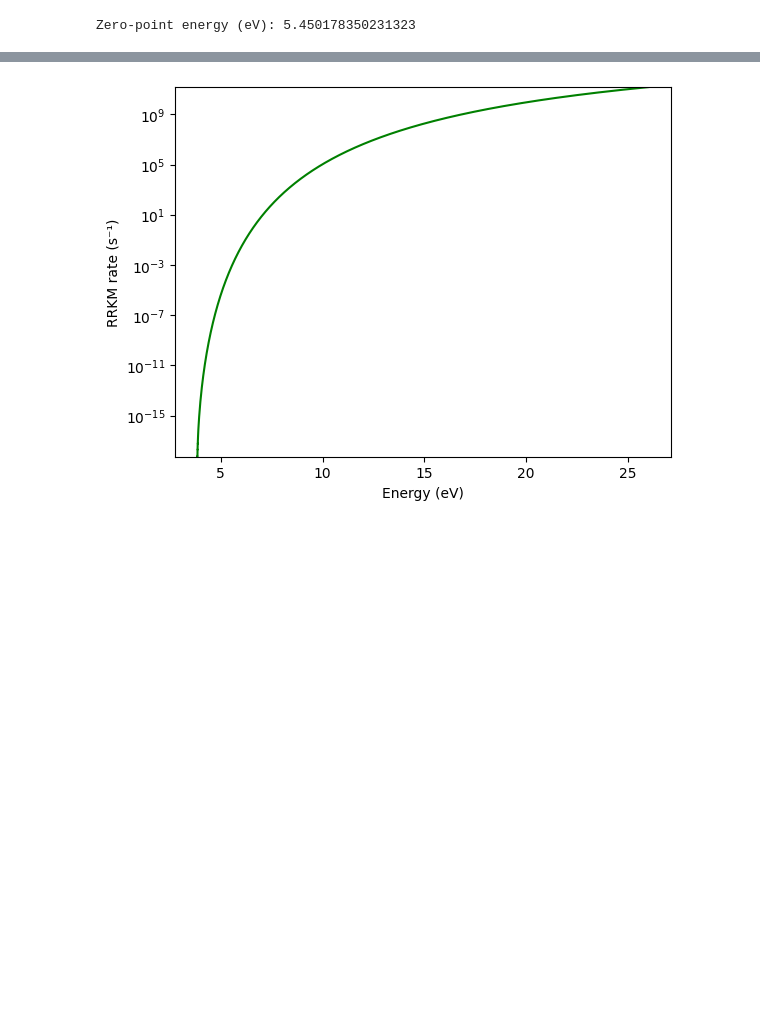
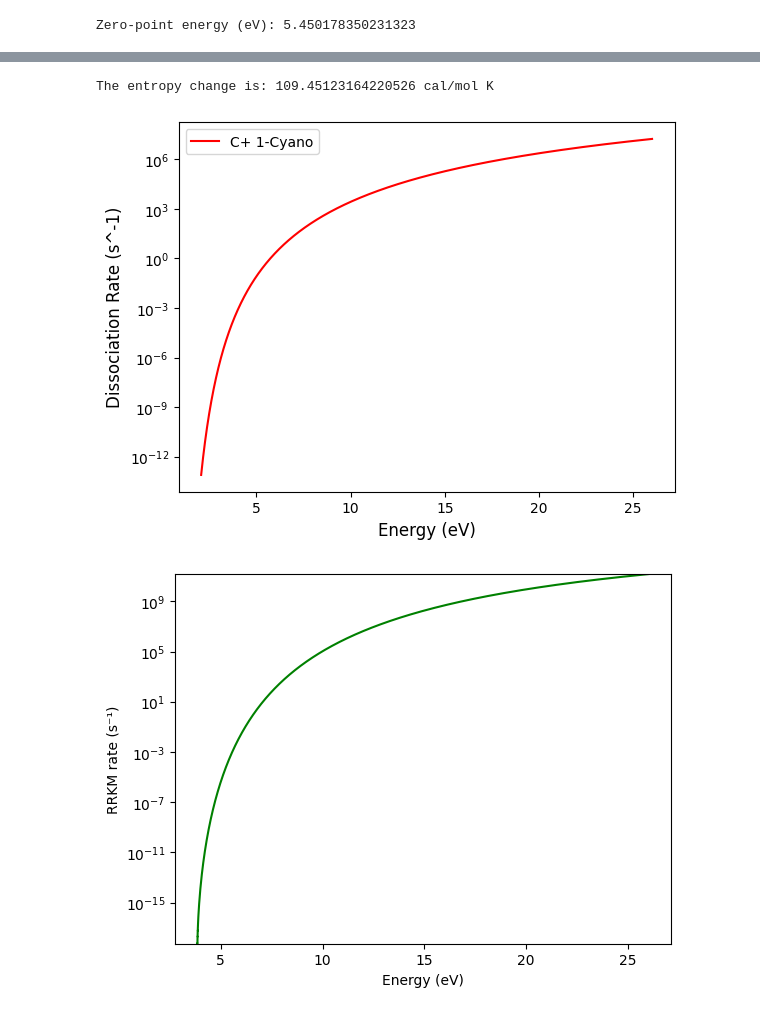
Before and after one commit to mustafa9812/Project-Cynap, a Jupyter notebook: scripts/calculations_cpy.ipynb, the cells around one changed output, grey strips where cells are left out. Drawn from its saved outputs; the diff is of its cells as text; code cells hidden in the pictures; blank space fills up the shorter version.

Commit message:
Finalising 2-cyanopyrene calculations, inlcuding effective temperature dissociation rate

```diff
--- a/scripts/calculations_cpy.ipynb
+++ b/scripts/calculations_cpy.ipynb
@@ -27,3 +76,60 @@ Zero-point energy (eV): 5.450178350231323
+# %%
+# CONSTANTS & PARAMETERS
+Nc = 17
+h_eV = 4.135667696e-15 # Planck's constant in eV/Hz
+k_B = 1.380649e-23 # Boltzmann's constant in J/K
+R_gas = 8.31446261815324 # Ideal gas constant in J/(mol*K)
+Na = 6.02214076e23 # Avogadro's number in mol^-1
+T_eval = 1000 # Temperature in K, evaluation of the partition function at 1000 K is done to see how many vibrational states are accessible at this temperature.
+max_photon_frequency = 6286772e9
+min_photon_frequency = 5.0e14
+C_bond_energy = 3.16 # The dissocation/activation energy of the HCN bond of cation 1-cyanonaphthalene in eV, given in the paper by H. Stockett et al. (2023) DOI: 10.1038/s41557-023-01283-0.
+
+# LISTS
+k_diss_C_list = []
+NC_energies_list = []
+frequency_list = np.logspace(np.log10(min_photon_frequency),np.log10(max_photon_frequency),num=10000) # Arrays of frequencies in Hz,adjust num for resolution
+
+# FUNCTIONS
+def d_entropy(q_vib_parent, q_rot_parent, q_vib_transition, q_rot_transition, activation_energy, T):
+    delta_S = k_B * np.log((q_vib_transition * q_rot_transition) / (q_vib_parent * q_rot_parent)) + ((activation_energy * 1.602e-19) / T)
+    return delta_S
+
+def PAH_effective_temperature(light_freq, Nc, bond_energy):
+    T_eff = 2000 * ((h_eV * light_freq) / Nc) ** 0.4 * (1 - 0.2 * bond_energy / (h_eV * light_freq)) # energies in eV
+    return T_eff
+
+def pre_exponential_factor(T_eff, delta_S):
+    k0 = k_B * T_eff / h * np.exp(1 + delta_S / R_gas)
+    return k0
+
+def unimolecular_dissociation_rate(k0, T_eff, bond_energy):
+    k_diss = k0 * np.exp(-bond_energy * 1.602e-19 / (k_B * T_eff)) # energies in eV
+    return k_diss
+
+# CALCULATIONS
+delta_S_C = d_entropy(q_vib_C, q_rot_C, q_vib_TS_C, q_rot_TS_C, C_bond_energy, T_eval)
+print("The entropy change is:", (delta_S_C * Na / 4.184), "cal/mol K") # Convert to cal/mol K
+
+for i in frequency_list:
+
+    C_T_eff = PAH_effective_temperature(i, Nc, C_bond_energy)
+    NC_energies_list.append(h_eV * i)
+
+    k0_C = pre_exponential_factor(C_T_eff, delta_S_C)
+    k_diss_C = unimolecular_dissociation_rate(k0_C, C_T_eff, C_bond_energy)
+    k_diss_C_list.append(k_diss_C)
+
+# OPTIONAL PLOTTING
+plt.plot(NC_energies_list, k_diss_C_list, label='C+ 1-Cyano', color='red')
+plt.legend()
+plt.xlabel('Energy (eV)', fontsize=12)
+plt.ylabel('Dissociation Rate (s^-1)', fontsize=12)
+plt.yscale('log')
+plt.savefig(r'C:\Users\Mustafa\Documents\GitHub\Project-Cynap\plots\Teff_rates_2cpy.png')
+# %% [output]
+The entropy change is: 109.45123164220526 cal/mol K
+[figure, added]
 # %%
 # TRANISTION STATE 2-CYANOPYRENE RRKM CALCULATION
 
```
Also changed, not shown: parts of 5 cells of this notebook, 11 other files.
